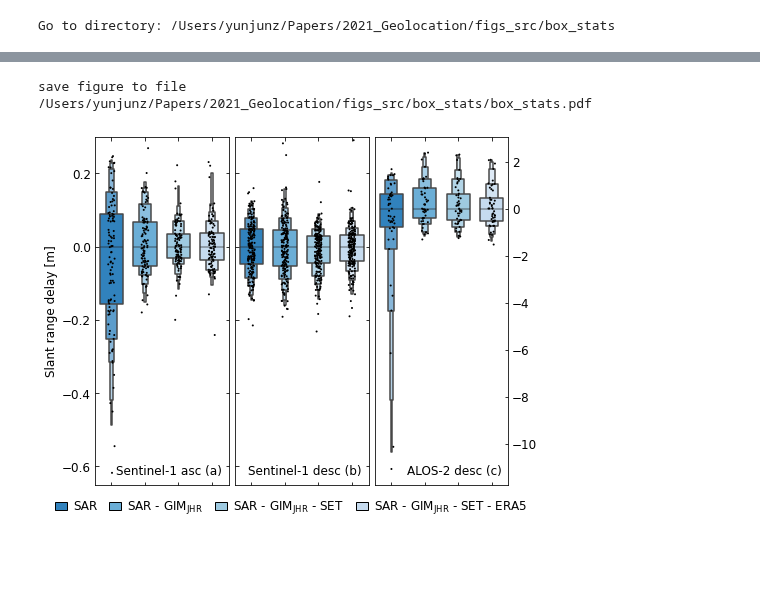
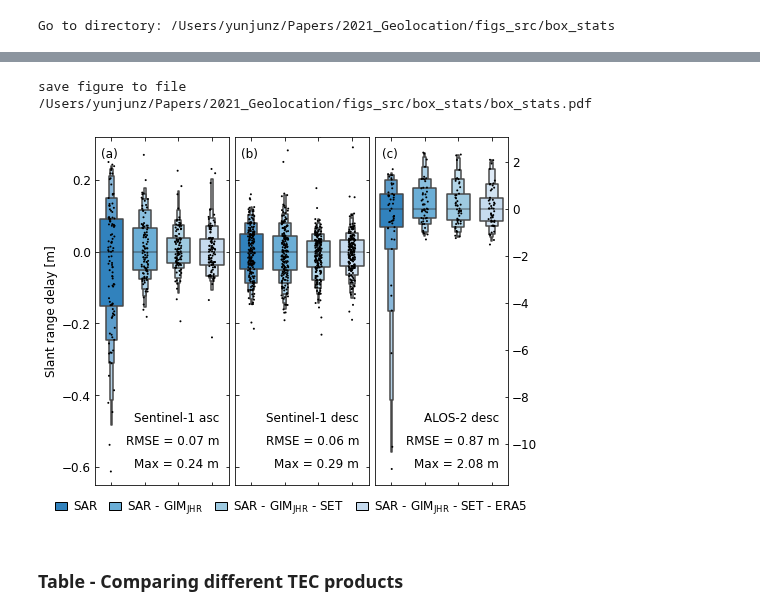
Before and after one commit to yunjunz/2022-Geolocation, a Jupyter notebook: Fig_box_stats.ipynb, the cells around one changed output, grey strips where cells are left out. Drawn from its saved outputs; the diff is of its cells as text; code cells hidden in the pictures; blank space fills up the shorter version.

Commit message:
box_stats: update for ChileSenAT149 after offset4defo

```diff
--- a/Fig_box_stats.ipynb
+++ b/Fig_box_stats.ipynb
@@ -12,12 +12,18 @@ import numpy as np
 import seaborn as sns
 import pandas as pd
 from matplotlib import pyplot as plt, ticker, patches
-from mintpy.objects import timeseries
+from mintpy.objects import timeseries, sensor
 from mintpy.utils import readfile, utils as ut
+from mintpy import add
+from ipynb.fs.full import utils
 plt.rcParams.update({'font.size': 12})
 
 work_dir = os.path.expanduser('~/Papers/2021_Geolocation/figs_src/box_stats')
 os.chdir(work_dir)
 print('Go to directory:', work_dir)
+
+proj_dirs = [os.path.expanduser('~/data/geolocation/ChileSenAT149/mintpy_offset'),
+             os.path.expanduser('~/data/geolocation/ChileSenDT156/mintpy_offset'),
+             os.path.expanduser('~/data/geolocation/KyushuAlos2DT23/mintpy_offset')]
 # %% [output]
 Go to directory: /Users/yunjunz/Papers/2021_Geolocation/figs_src/box_stats
@@ -137,0 +32,13 @@ ChileSenAT149: MIN / MAX / RMSE
+# %%
+# prep data for box plot
+proj_names = []
+df_list = []
+for proj_dir in proj_dirs:
+    suffix = '' if 'Alos2' in proj_dir else '_S1Bias'
+    fnames = [os.path.join(proj_dir, f'timeseriesRg{suffix}.h5'),
+              os.path.join(proj_dir, f'timeseriesRg{suffix}_TECjhr.h5'),
+              os.path.join(proj_dir, f'timeseriesRg{suffix}_TECjhr_SET.h5'),
+              os.path.join(proj_dir, f'timeseriesRg{suffix}_TECjhr_SET_ERA5.h5')]
+    proj_name, dDict = utils.read_ts_files(fnames, print_msg=True)[:2]
+    proj_names.append(proj_name)
+    df_list.append(pd.DataFrame(dDict))
@@ -138,36 +61,44 @@ ChileSenAT149: MIN / MAX / RMSE
 # %%
 fig, axs = plt.subplots(nrows=1, ncols=3, figsize=[7, 5])
 for ax, df in zip(axs, df_list):
-    im = sns.boxenplot(ax=ax, data=df, k_depth='proportion', outlier_prop=0.05, showfliers=False,
-                       orient='v', palette="tab20c", width=0.7, saturation=1)
+    im = sns.boxenplot(ax=ax, data=df, k_depth='proportion', outlier_prop=0.05, showfliers=False, orient='v', palette="tab20c", width=0.7, saturation=1)
     sns.stripplot(ax=ax, data=df, orient='v', size=2, color='k')
 
 # axis format
 for ax in axs:
     ax.set_xticklabels([])
     ax.tick_params(which='both', direction='in', bottom=True, top=True, left=True, right=True)
-for ax in axs[:2]: ax.set_ylim(-0.65, 0.30)
+for ax in axs[:2]: ax.set_ylim(-0.65, 0.32)
 axs[0].set_ylabel('Slant range delay [m]')
 axs[1].set_yticklabels([])
 axs[2].yaxis.tick_right()
 axs[2].yaxis.set_label_position("right")
 handles = [patches.Rectangle((0, 0), 1, 1, fc=plt.get_cmap('tab20c')(x), ec='k', lw=1) for x in [0, 1, 2, 3]]
 labels = [r'SAR',
           r'SAR - GIM$_\mathrm{JHR}$',
           r'SAR - GIM$_\mathrm{JHR}$ - SET',
           r'SAR - GIM$_\mathrm{JHR}$ - SET - ERA5']
 fig.tight_layout(pad=0.5)
 fig.legend(handles=handles, labels=labels, ncol=4, loc='lower left', bbox_to_anchor=(0.01, -0.1), frameon=False, columnspacing=1, handlelength=1, handletextpad=0.5)
 
 # label
-for ax, label in zip(axs, ['Sentinel-1 asc (a)', 'Sentinel-1 desc (b)', 'ALOS-2 desc (c)']):
-    ax.annotate(label, xy=(0.95, 0.03), xycoords='axes fraction', ha='right')
+for ax, label in zip(axs, ['(a)', '(b)', '(c)']):
+    ax.annotate(label, xy=(0.17, 0.94), xycoords='axes fraction', ha='right')
+labels = [
+    'Sentinel-1 asc\nRMSE = 0.07 m\nMax = 0.24 m',
+    'Sentinel-1 desc\nRMSE = 0.06 m\nMax = 0.29 m',
+    'ALOS-2 desc\nRMSE = 0.87 m\nMax = 2.08 m'
+]
+for ax, label in zip(axs, labels):
+    ax.annotate(label, xy=(0.93, 0.05), xycoords='axes fraction', ha='right', linespacing=2.0)
 
 # output
 out_fig = os.path.join(work_dir, 'box_stats.pdf')
 print('save figure to file', out_fig)
 plt.savefig(out_fig, bbox_inches='tight', transparent=True, dpi=300)
 plt.show()
 # %% [output]
 save figure to file /Users/yunjunz/Papers/2021_Geolocation/figs_src/box_stats/box_stats.pdf
-[figure, old version]
+[figure, new version]
+# %% [markdown]
+### Table - Comparing different TEC products
```
Also changed, not shown: parts of 11 cells of this notebook, 1 other file.
